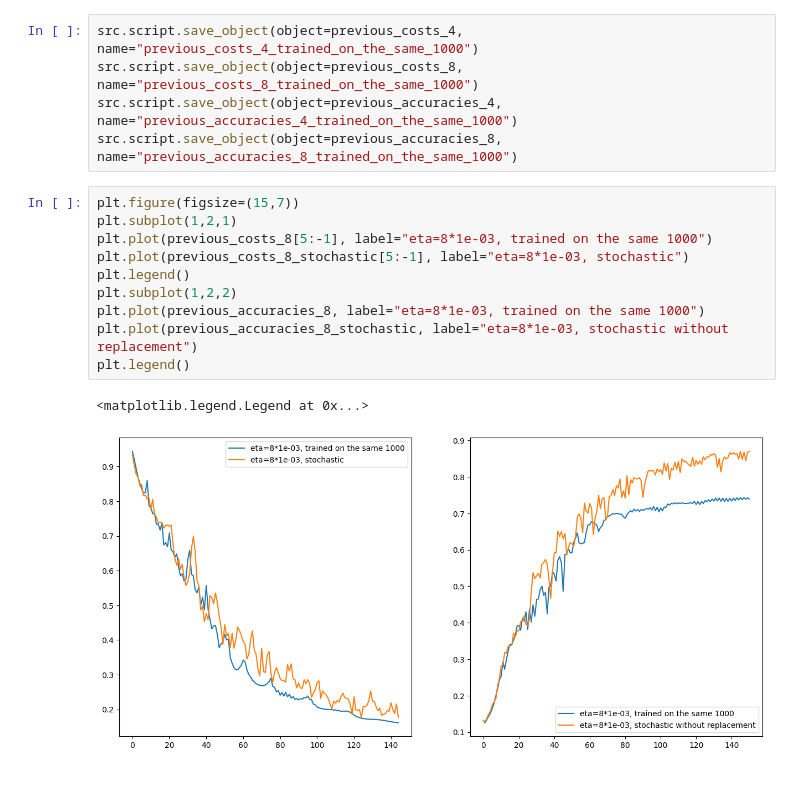
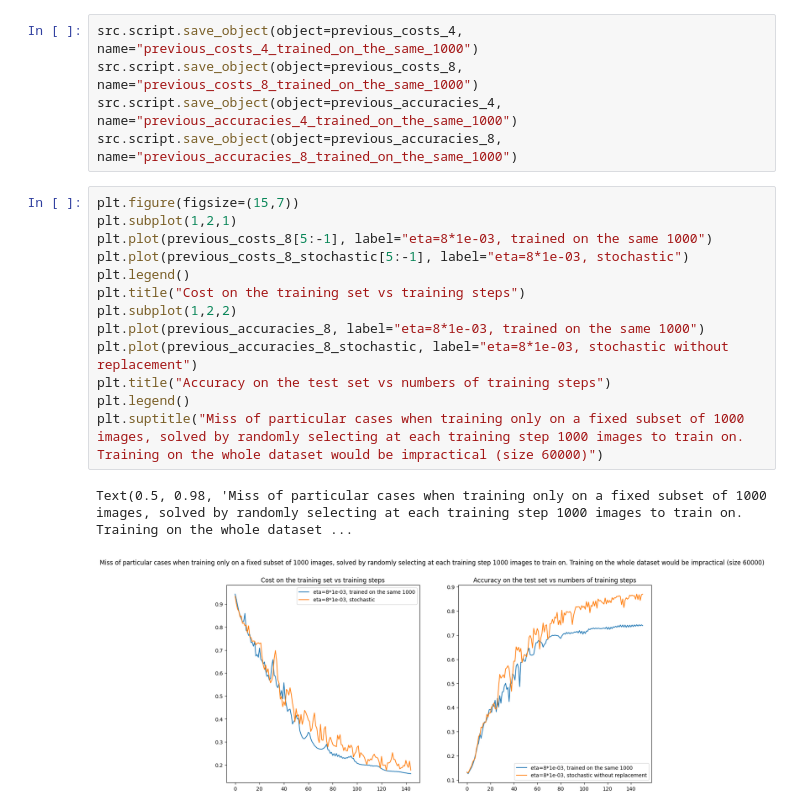
Before and after one commit to lucasabuela/my_first_nn, a Jupyter notebook: playground.ipynb, the cells around one changed output. Drawn from its saved outputs; the diff is of its cells as text; blank space fills up the shorter version.

Commit message:
added titles to the stochastic gradient descent rational plot

```diff
--- a/playground.ipynb
+++ b/playground.ipynb
@@ -156,13 +156,16 @@ src.script.save_object(object=previous_accuracies_8, name="previous_accuracies_8
 # %%
 plt.figure(figsize=(15,7))
 plt.subplot(1,2,1)
 plt.plot(previous_costs_8[5:-1], label="eta=8*1e-03, trained on the same 1000")
 plt.plot(previous_costs_8_stochastic[5:-1], label="eta=8*1e-03, stochastic")
 plt.legend()
+plt.title("Cost on the training set vs training steps")
 plt.subplot(1,2,2)
 plt.plot(previous_accuracies_8, label="eta=8*1e-03, trained on the same 1000")
 plt.plot(previous_accuracies_8_stochastic, label="eta=8*1e-03, stochastic without replacement")
+plt.title("Accuracy on the test set vs numbers of training steps")
 plt.legend()
+plt.suptitle("Miss of particular cases when training only on a fixed subset of 1000 images, solved by randomly selecting at each training step 1000 images to train on. Training on the whole dataset would be impractical (size 60000)")
 # %% [output]
-<matplotlib.legend.Legend at 0x...>
+Text(0.5, 0.98, 'Miss of particular cases when training only on a fixed subset of 1000 images, solved by randomly selecting at each training step 1000 images to train on. Training on the whole dataset ...
-[figure, old version]
+[figure, new version]
```
Also changed, not shown: 2 other files.
